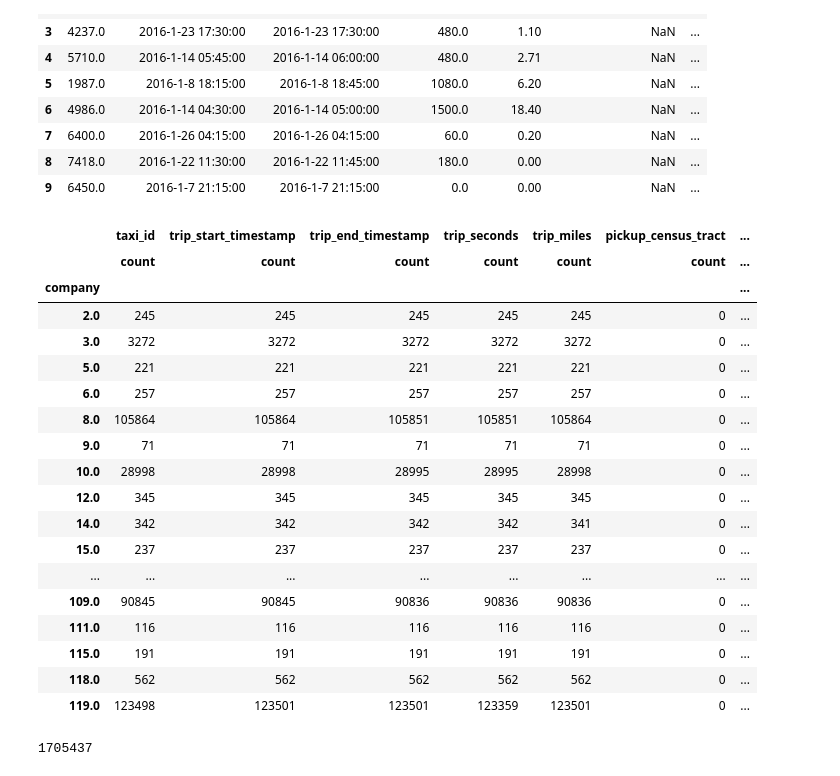
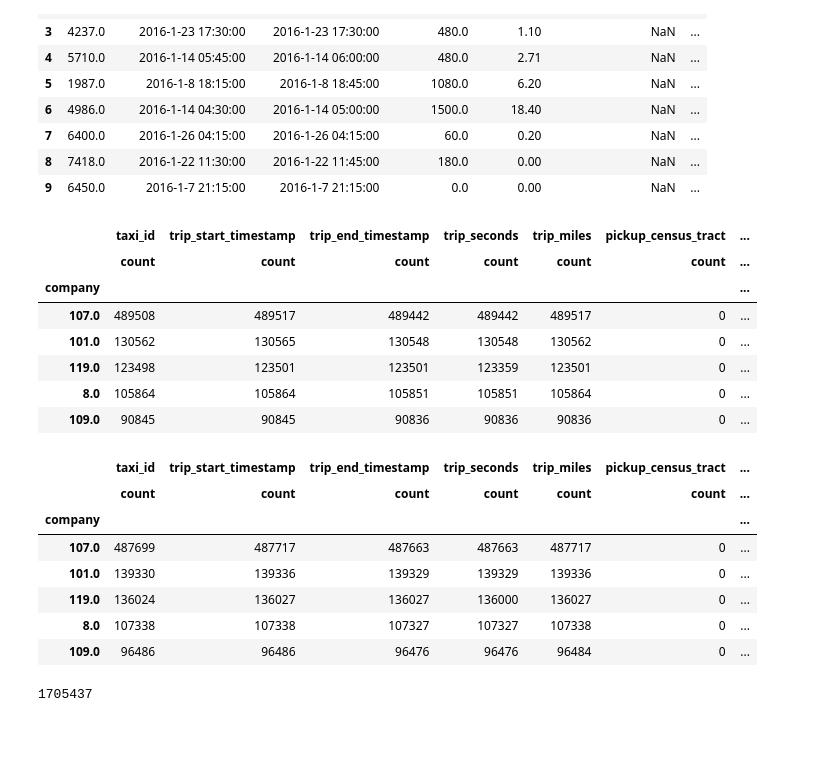
Before and after one commit to INFO-4602-5602/spring-2018-final-projects-chicagorides, a Jupyter notebook: data/DataPreprocessing.ipynb, the cells around one changed output. Drawn from its saved outputs; the diff is of its cells as text; code cells hidden in the pictures; blank space fills up the shorter version.

```diff
--- a/data/DataPreprocessing.ipynb
+++ b/data/DataPreprocessing.ipynb
@@ -22,25 +20,27 @@ df.columnsns()
 # %%
-df.groupby(['company']).agg(['count'])
+df = pd.read_csv("chicago_taxi_trips_2016_01.csv")
+df.groupby(['company']).agg(['count']).sort_values([('taxi_id', 'count')], ascending = False).head(5)
 # %% [output]
 |  | taxi_id | trip_start_timestamp | trip_end_timestamp | trip_seconds | trip_miles | pickup_census_tract | ... |
 |  | count | count | count | count | count | count | ... |
 | company |  |  |  |  |  |  | ... |
-| 2.0 | 245 | 245 | 245 | 245 | 245 | 0 | ... |
-| 3.0 | 3272 | 3272 | 3272 | 3272 | 3272 | 0 | ... |
-| 5.0 | 221 | 221 | 221 | 221 | 221 | 0 | ... |
-| 6.0 | 257 | 257 | 257 | 257 | 257 | 0 | ... |
+| 107.0 | 489508 | 489517 | 489442 | 489442 | 489517 | 0 | ... |
+| 101.0 | 130562 | 130565 | 130548 | 130548 | 130562 | 0 | ... |
+| 119.0 | 123498 | 123501 | 123501 | 123359 | 123501 | 0 | ... |
 | 8.0 | 105864 | 105864 | 105851 | 105851 | 105864 | 0 | ... |
-| 9.0 | 71 | 71 | 71 | 71 | 71 | 0 | ... |
-| 10.0 | 28998 | 28998 | 28995 | 28995 | 28998 | 0 | ... |
-| 12.0 | 345 | 345 | 345 | 345 | 345 | 0 | ... |
-| 14.0 | 342 | 342 | 342 | 342 | 341 | 0 | ... |
-| 15.0 | 237 | 237 | 237 | 237 | 237 | 0 | ... |
-| ... | ... | ... | ... | ... | ... | ... | ... |
 | 109.0 | 90845 | 90845 | 90836 | 90836 | 90836 | 0 | ... |
-| 111.0 | 116 | 116 | 116 | 116 | 116 | 0 | ... |
-| 115.0 | 191 | 191 | 191 | 191 | 191 | 0 | ... |
-| 118.0 | 562 | 562 | 562 | 562 | 562 | 0 | ... |
-| 119.0 | 123498 | 123501 | 123501 | 123359 | 123501 | 0 | ... |
+# %%
+df1 = pd.read_csv("chicago_taxi_trips_2016_02.csv")
+df1.groupby(['company']).agg(['count']).sort_values([('taxi_id', 'count')], ascending = False).head(5)
+# %% [output]
+|  | taxi_id | trip_start_timestamp | trip_end_timestamp | trip_seconds | trip_miles | pickup_census_tract | ... |
+|  | count | count | count | count | count | count | ... |
+| company |  |  |  |  |  |  | ... |
+| 107.0 | 487699 | 487717 | 487663 | 487663 | 487717 | 0 | ... |
+| 101.0 | 139330 | 139336 | 139329 | 139329 | 139336 | 0 | ... |
+| 119.0 | 136024 | 136027 | 136027 | 136000 | 136027 | 0 | ... |
+| 8.0 | 107338 | 107338 | 107327 | 107327 | 107338 | 0 | ... |
+| 109.0 | 96486 | 96486 | 96476 | 96476 | 96484 | 0 | ... |
 # %%
 df.groupby(['company']).agg(['count'])
 # %% [output]
```
Also changed, not shown: parts of 1 cell of this notebook.
